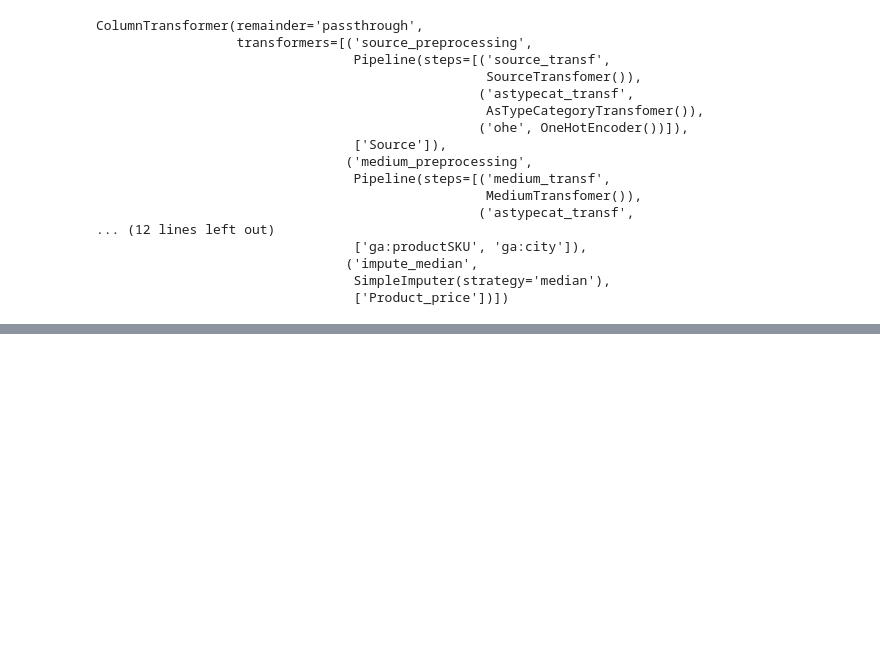
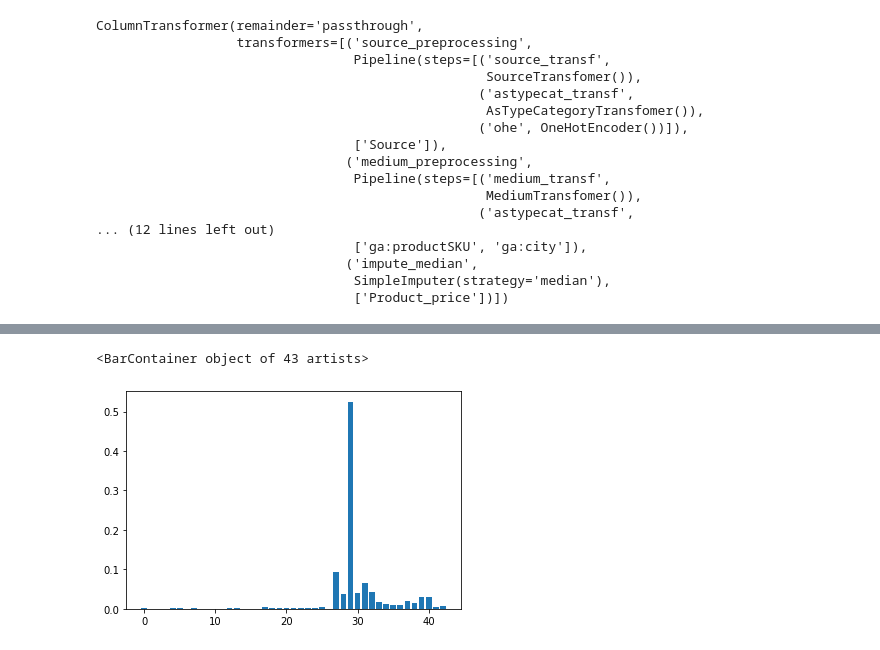
Before and after one commit to Laurajmoreno/ML_and_CRO, a Jupyter notebook: CLASSIFICATION-Random-Forest-partial-with-join_df-fulldata.ipynb, the cells around one changed output, grey strips where cells are left out. Cells and saved outputs as stored; diff of their text form; code cells hidden in the pictures; blank space fills up the shorter version.

```diff
--- a/CLASSIFICATION-Random-Forest-partial-with-join_df-fulldata.ipynb
+++ b/CLASSIFICATION-Random-Forest-partial-with-join_df-fulldata.ipynb
@@ -1855,0 +2223,3 @@ ColumnTransformer(remainder='passthrough',
+# %%
+importance = pipeline.steps[1][1].feature_importances_
+importance
@@ -1855,0 +2259,5 @@ ColumnTransformer(remainder='passthrough',
+# %%
+plt.bar([x for x in range(len(importance))],importance)
+# %% [output]
+<BarContainer object of 43 artists>
+[figure, added]
```
Also changed, not shown: parts of 32 cells of this notebook, 1 other file.
